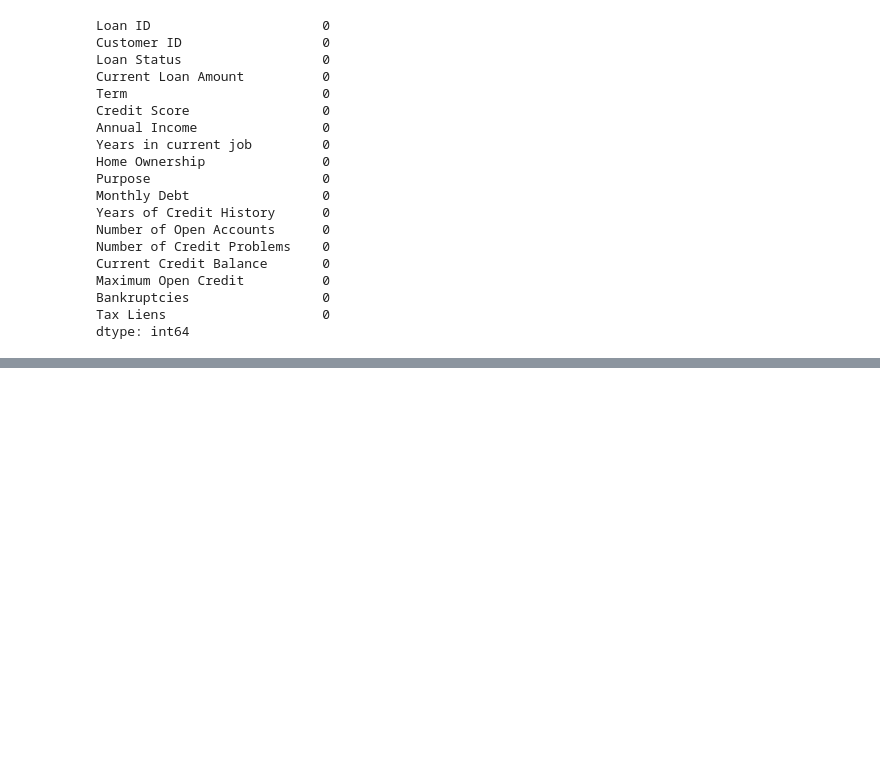
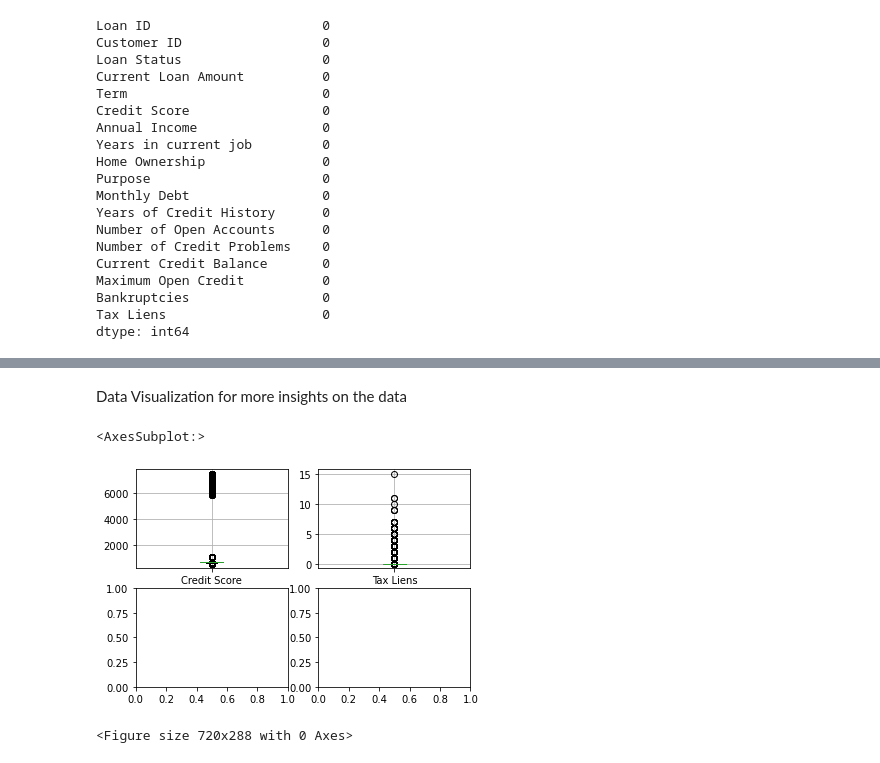
Before and after one commit to Ayobami6/ProjectCollaboration.github.io, a Jupyter notebook: Loan_Prediction_Project.ipynb, the cells around one changed output, grey strips where cells are left out. Drawn from its saved outputs; the diff is of its cells as text; code cells hidden in the pictures; blank space fills up the shorter version.

```diff
--- a/Loan_Prediction_Project.ipynb
+++ b/Loan_Prediction_Project.ipynb
@@ -237,0 +258,11 @@ dtype: int64
+# %% [markdown]
+Data Visualization for more insights on the data
+# %%
+fig, axes = plt.subplots(2, 2)
+plt.figure(figsize=(10,4))
+df_data_1.boxplot(column='Credit Score', ax=axes[0,0])
+df_data_1.boxplot(column='Tax Liens', ax=axes[0,1]);
+# %% [output]
+<AxesSubplot:>
+[figure, added]
+<Figure size 720x288 with 0 Axes>
```
Also changed, not shown: parts of 12 cells of this notebook.
